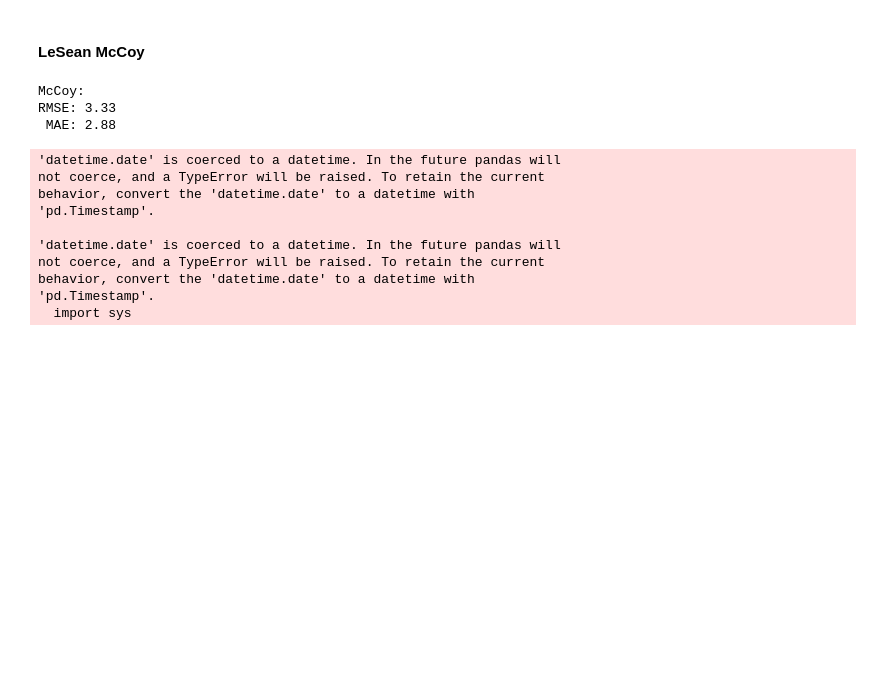
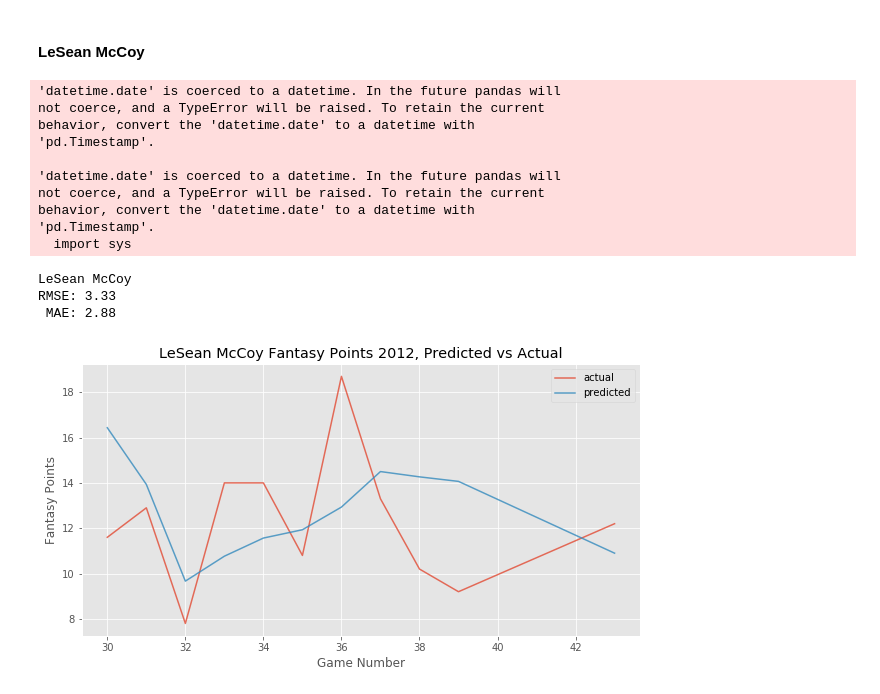
Before and after one commit to mpdettmar/Fantasy-Football-Player-Predictions, a Jupyter notebook: modeling_notebooks/09_baseline_mean_prediction.ipynb, the cells around one changed output. Cells and saved outputs as stored; diff of their text form; code cells hidden in the pictures; blank space fills up the shorter version.

```diff
--- a/modeling_notebooks/09_baseline_mean_prediction.ipynb
+++ b/modeling_notebooks/09_baseline_mean_prediction.ipynb
@@ -48,20 +62,20 @@ behavior, convert the 'datetime.date' to a datetime with
 # %%
 mccoy =  pd.read_csv('../data/data_final/final/features_raw/mccoy.csv')
 mccoy = mccoy.loc[mccoy['target']!=0]
 
-print('McCoy:')
-x=get_naive_predictions(mccoy, split_date)
+x=get_naive_predictions(mccoy, split_date, 'LeSean McCoy')
 # %% [output]
-McCoy:
-RMSE: 3.33
- MAE: 2.88
+'datetime.date' is coerced to a datetime. In the future pandas will
+not coerce, and a TypeError will be raised. To retain the current
+behavior, convert the 'datetime.date' to a datetime with
+'pd.Timestamp'.
+
+'datetime.date' is coerced to a datetime. In the future pandas will
+not coerce, and a TypeError will be raised. To retain the current
+behavior, convert the 'datetime.date' to a datetime with
+'pd.Timestamp'.
+  import sys
-'datetime.date' is coerced to a datetime. In the future pandas will
-not coerce, and a TypeError will be raised. To retain the current
-behavior, convert the 'datetime.date' to a datetime with
-'pd.Timestamp'.
-
-'datetime.date' is coerced to a datetime. In the future pandas will
-not coerce, and a TypeError will be raised. To retain the current
-behavior, convert the 'datetime.date' to a datetime with
-'pd.Timestamp'.
-  import sys
+LeSean McCoy
+RMSE: 3.33
+ MAE: 2.88
+[figure, added]
```
Also changed, not shown: parts of 5 cells of this notebook, 4 other files.
